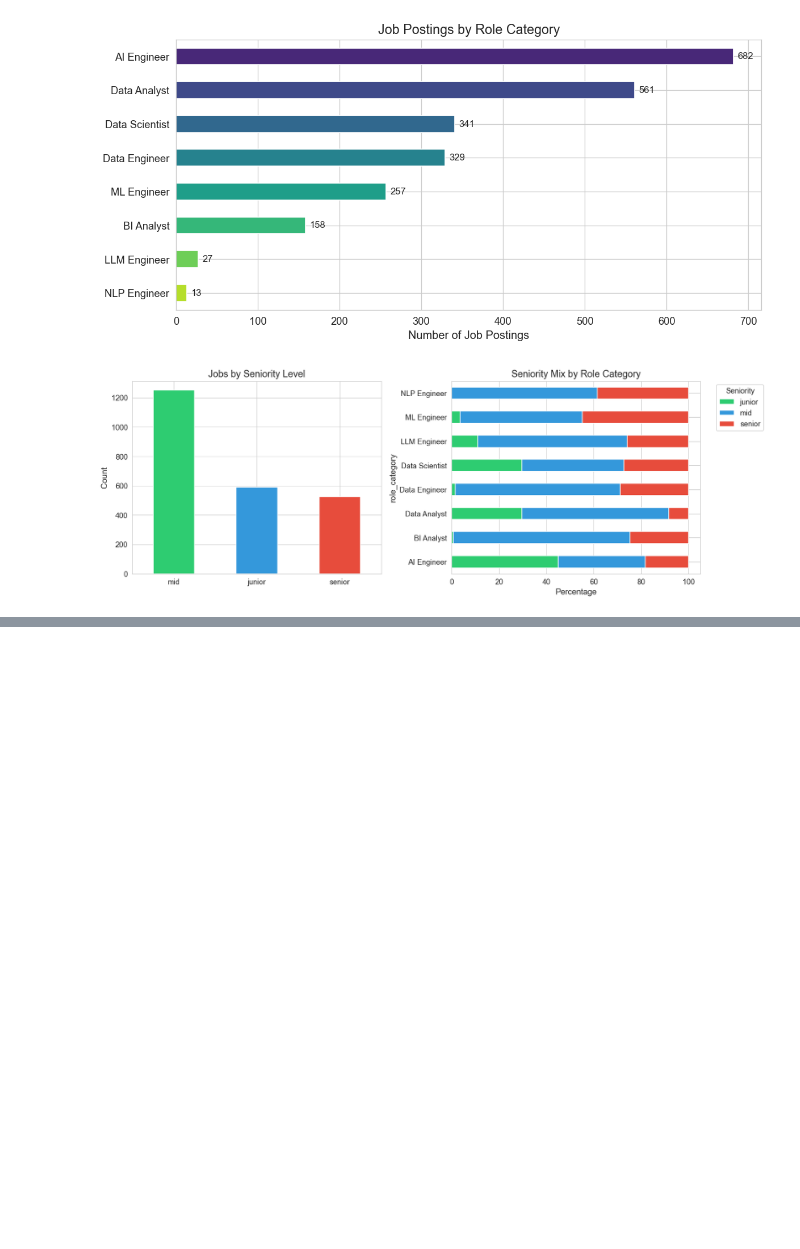
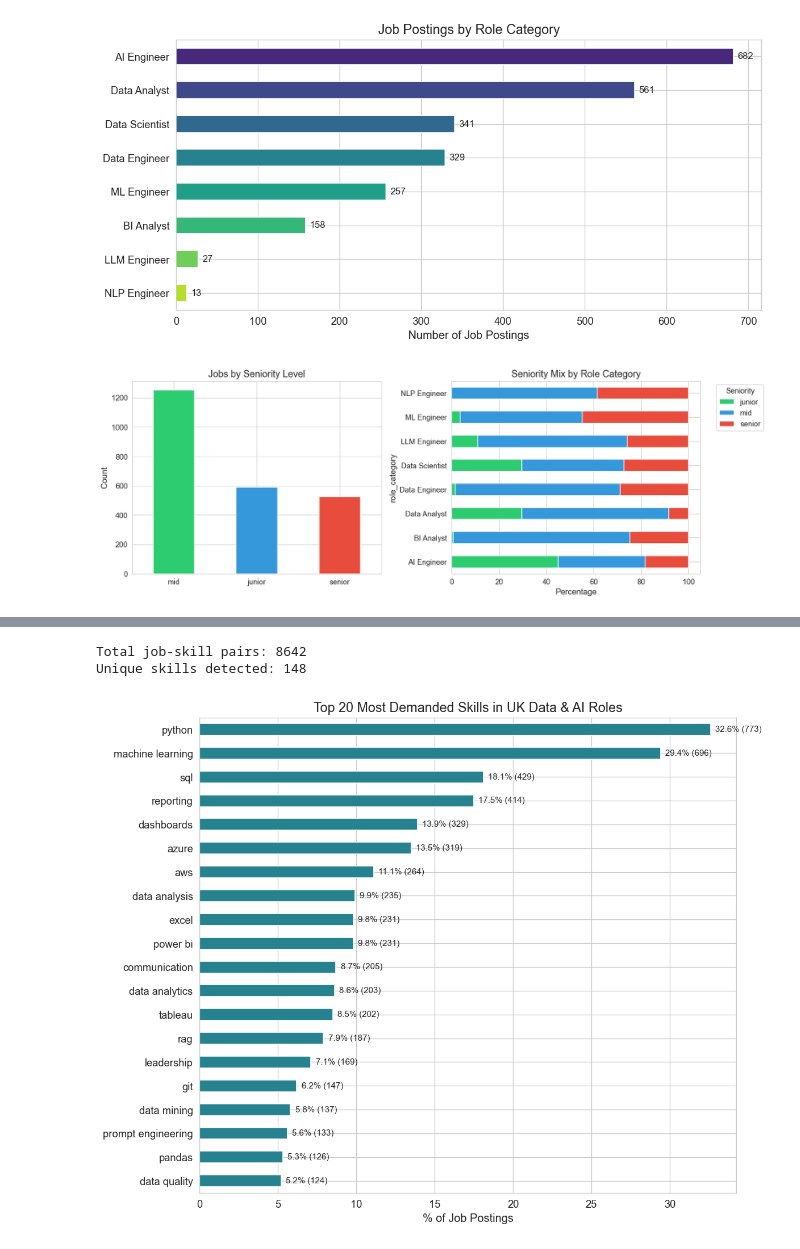
Before and after one commit to Hab-eeb/JobScope-UK, a Jupyter notebook: analysis.ipynb, the cells around one changed output, grey strips where cells are left out. Saved outputs shown, nothing was run; the diff lists cells and outputs as text; code cells hidden in the pictures; blank space fills up the shorter version.

Commit message:
Analysis cont

```diff
--- a/analysis.ipynb
+++ b/analysis.ipynb
@@ -111,0 +132,29 @@ plt.show()
+# %%
+# Create an "exploded" dataframe — one row per (job, skill) pair
+# This is the fundamental transformation for skill analysis
+df_skills = df.explode('skills_list')
+df_skills = df_skills[df_skills['skills_list'].notna()]  # drop jobs with no skills
+df_skills.rename(columns={'skills_list': 'skill'}, inplace=True)
+
+print(f"Total job-skill pairs: {len(df_skills)}")
+print(f"Unique skills detected: {df_skills['skill'].nunique()}")
+# %% [output]
+Total job-skill pairs: 8642
+Unique skills detected: 148
+# %%
+# Top 20 skills overall
+fig, ax = plt.subplots(figsize=(10, 8))
+top_skills = df_skills['skill'].value_counts().head(20)
+pct = (top_skills / len(df) * 100).round(1)
+
+bars = pct.plot(kind='barh', ax=ax, color=PALETTE[3])
+ax.set_xlabel('% of Job Postings')
+ax.set_title('Top 20 Most Demanded Skills in UK Data & AI Roles')
+ax.invert_yaxis()
+for i, (v, count) in enumerate(zip(pct.values, top_skills.values)):
+    ax.text(v + 0.3, i, f'{v}% ({count})', va='center', fontsize=9)
+plt.tight_layout()
+plt.savefig('outputs/top_skills.png', bbox_inches='tight')
+plt.show()
+# %% [output]
+[figure, added]
```
Also changed, not shown: parts of 2 cells of this notebook, 2 other files.
